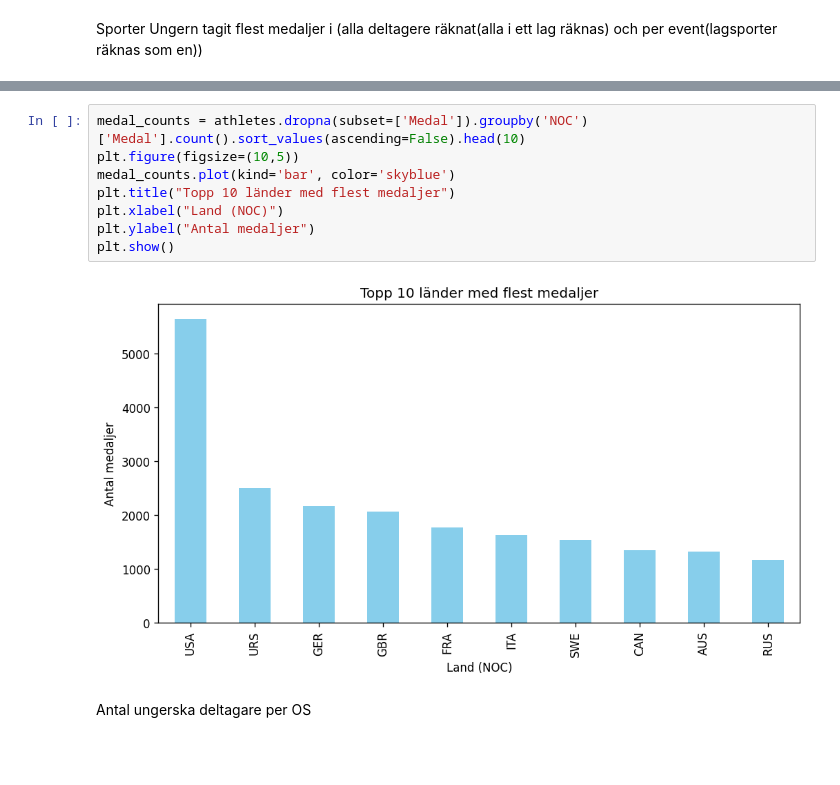
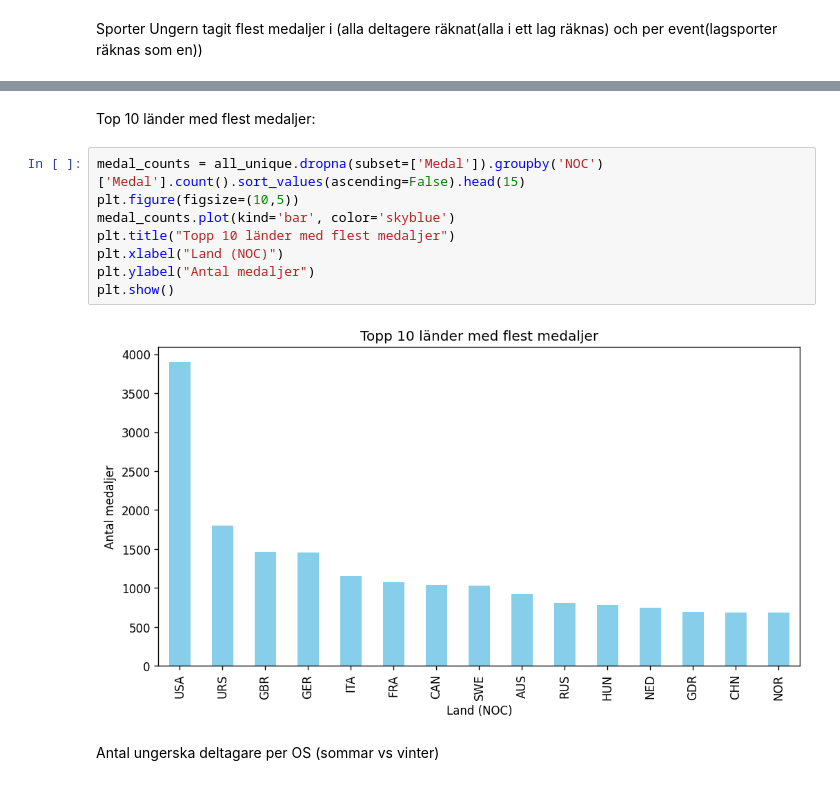
Before and after one commit to F-Degerman/Projekt_OS_Ungern, a Jupyter notebook: Egna_anteckningar/Fanny.ipynb, the cells around one changed output, grey strips where cells are left out. Drawn from its saved outputs; the diff is of its cells as text; blank space fills up the shorter version.

```diff
--- a/Egna_anteckningar/Fanny.ipynb
+++ b/Egna_anteckningar/Fanny.ipynb
@@ -449,12 +328,14 @@ plt.show()
+# %% [markdown]
+Top 10 länder med flest medaljer:
 # %%
-medal_counts = athletes.dropna(subset=['Medal']).groupby('NOC')['Medal'].count().sort_values(ascending=False).head(10)
+medal_counts = all_unique.dropna(subset=['Medal']).groupby('NOC')['Medal'].count().sort_values(ascending=False).head(15)
 plt.figure(figsize=(10,5))
 medal_counts.plot(kind='bar', color='skyblue')
 plt.title("Topp 10 länder med flest medaljer")
 plt.xlabel("Land (NOC)")
 plt.ylabel("Antal medaljer")
 plt.show()
 # %% [output]
-[figure, old version]
+[figure, new version]
 # %% [markdown]
-Antal ungerska deltagare per OS
+Antal ungerska deltagare per OS (sommar vs vinter)
```
Also changed, not shown: parts of 36 cells of this notebook.
